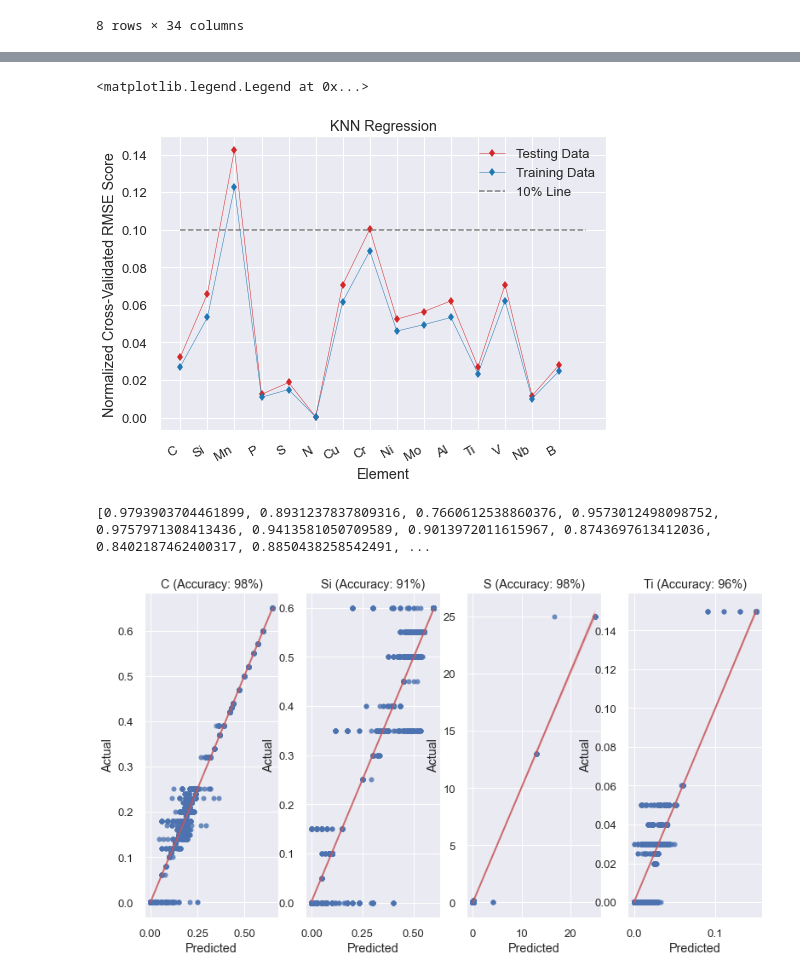
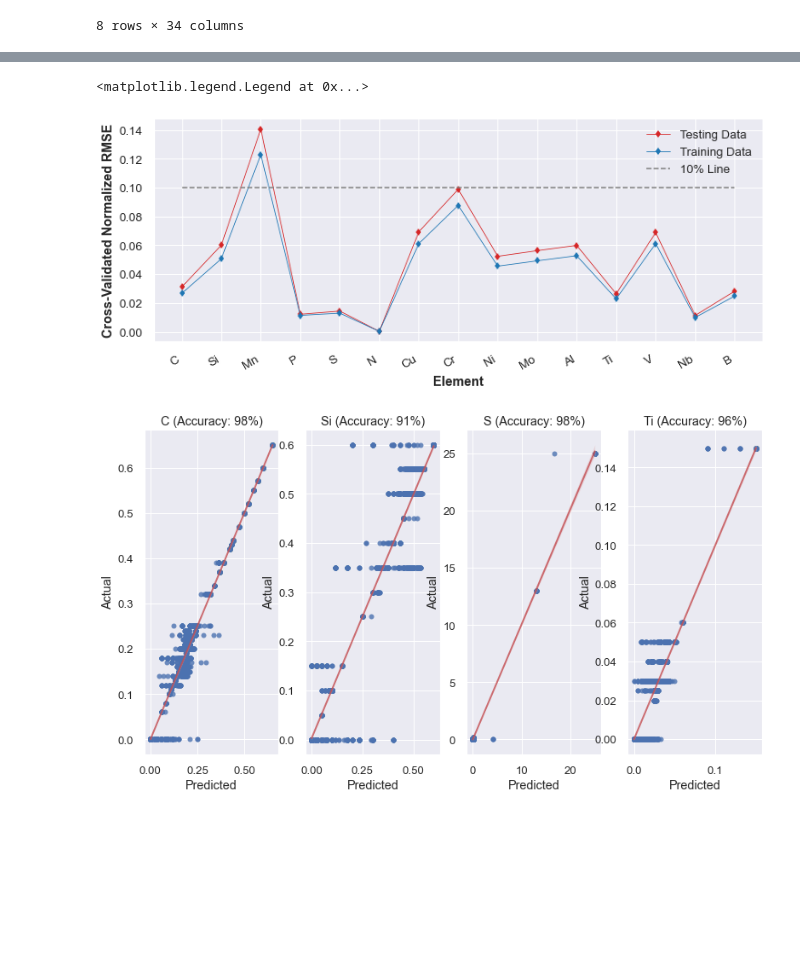
Before and after one commit to szayed99/Steel-Classification-Through-Machine-Learning, a Jupyter notebook: Regression (1).ipynb, the cells around one changed output, grey strips where cells are left out. Saved outputs shown, nothing was run; the diff lists cells and outputs as text; code cells hidden in the pictures; blank space fills up the shorter version.

```diff
--- a/Regression (1).ipynb
+++ b/Regression (1).ipynb
@@ -420,45 +419,40 @@ The average R^2 score for KNN regression on training dataset: 0.056
 # %%
 # Find the normalized RMSE score (RMSE score / range of output variable) for each element
 
 # Find weighted RMSE score for min and max of each element
 weighted_rmse_dict = {}
 for i in range(len(cross_valid_dict_rmse)):
     elem = list(cross_valid_dict_rmse.keys())[i]
     elem_range = df2[elem].max() - df2[elem].min()
     if elem_range == 0:
         weighted_rmse_test = 0
         weighted_rmse_train = 0
     else:
         weighted_rmse_test = cross_valid_dict_rmse[elem][0][0] / elem_range
         weighted_rmse_train = cross_valid_dict_rmse[elem][1][0] / elem_range
     weighted_rmse_dict[elem] = [weighted_rmse_test, weighted_rmse_train]
 
 # Find average of weighted RMSE score for each element accross minimum and maximum limits
 weighted_rmse_scores_test = []
 weighted_rmse_scores_train = []
 j = 0
 for i in range(15):
     weighted_rmse_scores_test.append((list(weighted_rmse_dict.values())[i+j][0] + list(weighted_rmse_dict.values())[i+j+1][0]) / 2)
     weighted_rmse_scores_train.append((list(weighted_rmse_dict.values())[i+j][1] + list(weighted_rmse_dict.values())[i+j+1][1]) / 2)
     j += 1
 
 # Plot average weighted RMSE score for each element
-fig, ax = plt.subplots(figsize=(8, 6))
-ax.plot(bs_df.columns[5:-1], weighted_rmse_scores_test, marker = "d", color ="tab:red", linewidth = 0.5, label = "Testing Data")
-ax.plot(bs_df.columns[5:-1], weighted_rmse_scores_train, marker = "d", color ="tab:blue", linewidth = 0.5, label = "Training Data")
-plt.plot(np.linspace(0, 15, 100), [0.1]*100, "--", color = "tab:grey", label = "10% Line")
+fig, ax = plt.subplots(figsize=(12, 5))
+ax.plot(bs_df.columns[5:-1], weighted_rmse_scores_test, marker = "d", color ="tab:red", linewidth = 0.8, label = "Testing Data")
+ax.plot(bs_df.columns[5:-1], weighted_rmse_scores_train, marker = "d", color ="tab:blue", linewidth = 0.8, label = "Training Data")
+plt.plot(np.linspace(0, 14, 100), [0.1]*100, "--", color = "tab:grey", label = "10% Line")
 fig.autofmt_xdate()
-plt.ylabel("Normalized Cross-Validated RMSE Score")
-plt.xlabel("Element")
-plt.title("KNN Regression")
+plt.ylabel("Cross-Validated Normalized RMSE", weight = "bold")
+plt.xlabel("Element", weight = "bold")
 plt.legend()
 # %% [output]
 <matplotlib.legend.Legend at 0x...>
-[figure, old version]
+[figure, new version]
-# %%
-print(elems_r2_test)
-# %% [output]
-[0.9793903704461899, 0.8931237837809316, 0.7660612538860376, 0.9573012498098752, 0.9757971308413436, 0.9413581050709589, 0.9013972011615967, 0.8743697613412036, 0.8402187462400317, 0.8850438258542491, ...
 # %%
 ##Visualize polynomial regression performance on example elements
 
```
Also changed, not shown: parts of 15 cells of this notebook.
